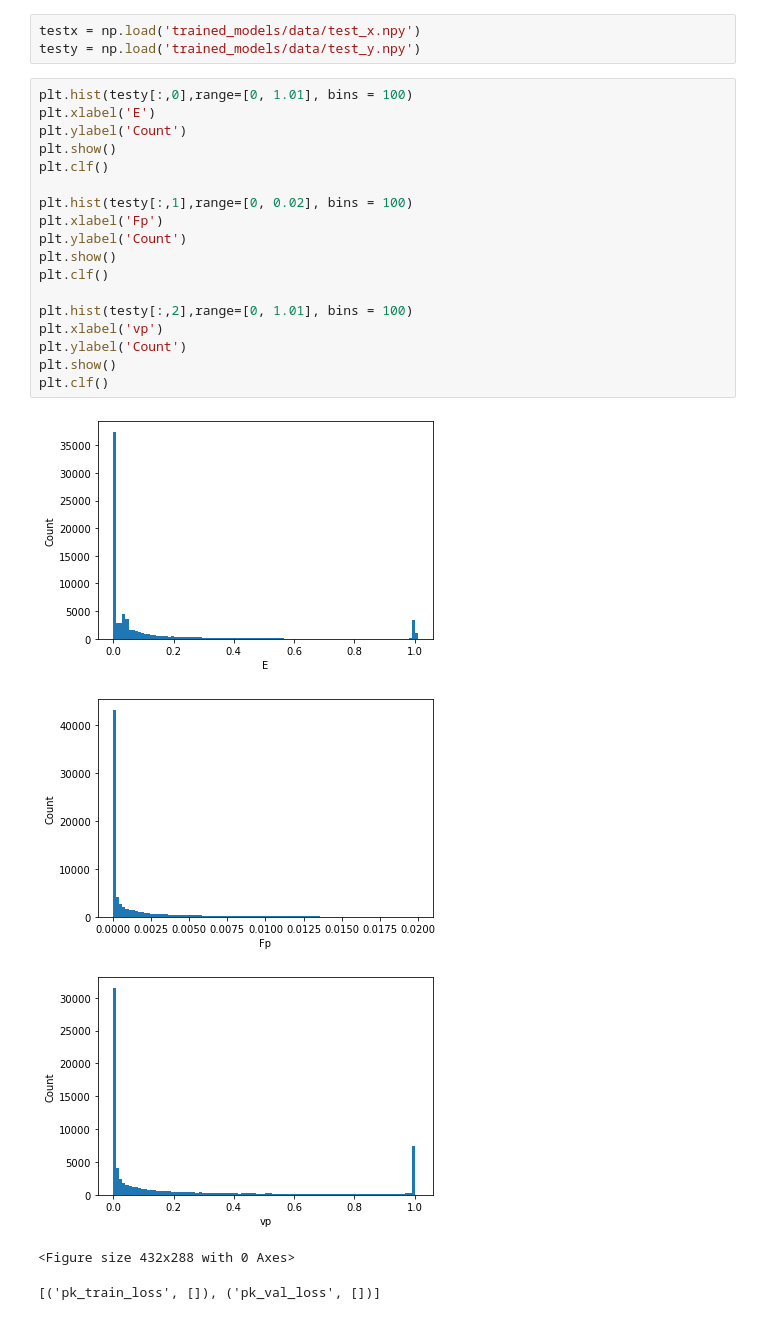
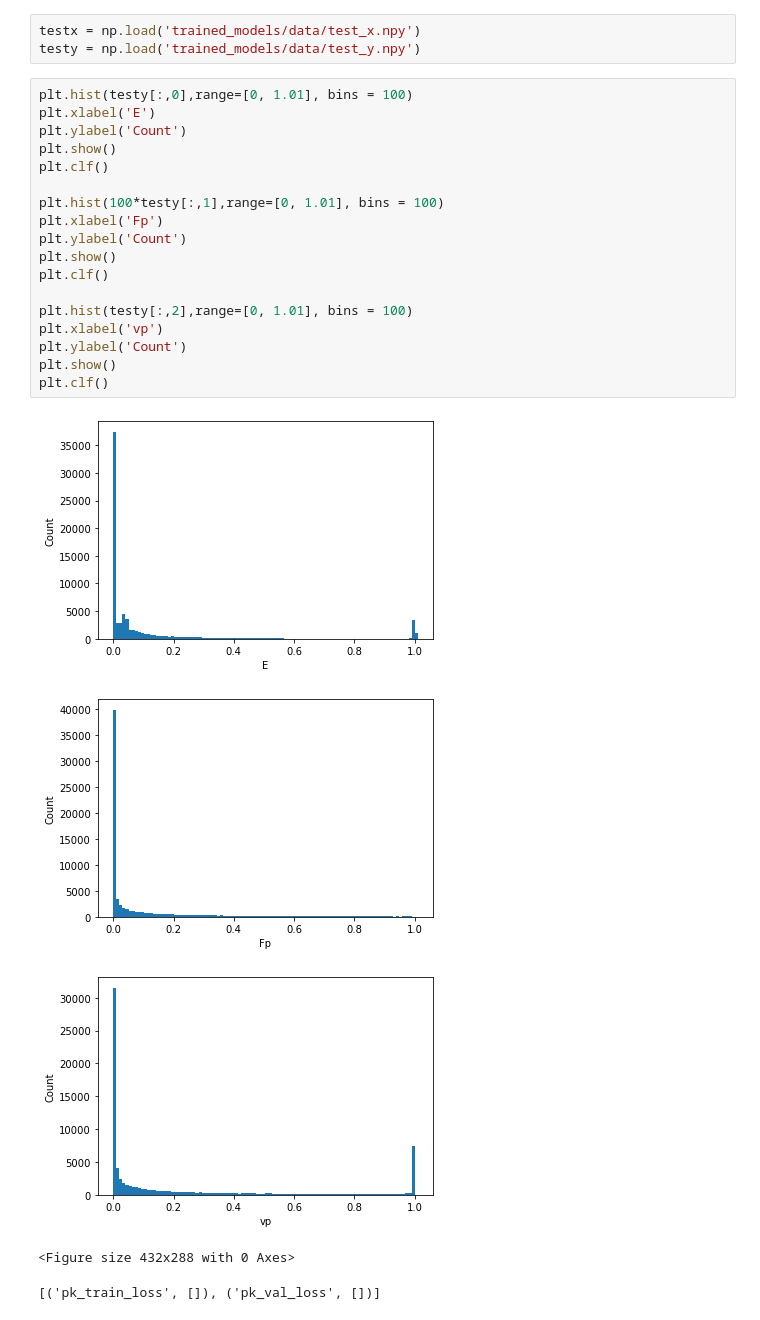
Before and after one commit to Michael-McLaren/MRI_ML, a Jupyter notebook: get_real_data.ipynb, the cells around one changed output. Saved outputs shown, nothing was run; the diff lists cells and outputs as text.

```diff
--- a/get_real_data.ipynb
+++ b/get_real_data.ipynb
@@ -186,24 +186,24 @@ testy = np.load('trained_models/data/test_y.npy')
 # %%
 plt.hist(testy[:,0],range=[0, 1.01], bins = 100)
 plt.xlabel('E')
 plt.ylabel('Count')
 plt.show()
 plt.clf()
 
-plt.hist(testy[:,1],range=[0, 0.02], bins = 100)
+plt.hist(100*testy[:,1],range=[0, 1.01], bins = 100)
 plt.xlabel('Fp')
 plt.ylabel('Count')
 plt.show()
 plt.clf()
 
 plt.hist(testy[:,2],range=[0, 1.01], bins = 100)
 plt.xlabel('vp')
 plt.ylabel('Count')
 plt.show()
 plt.clf()
 # %% [output]
 [figure]
-[figure, old version]
+[figure, new version]
 [figure]
 <Figure size 432x288 with 0 Axes>
 # %%
```
Also changed, not shown: 4 other files.
